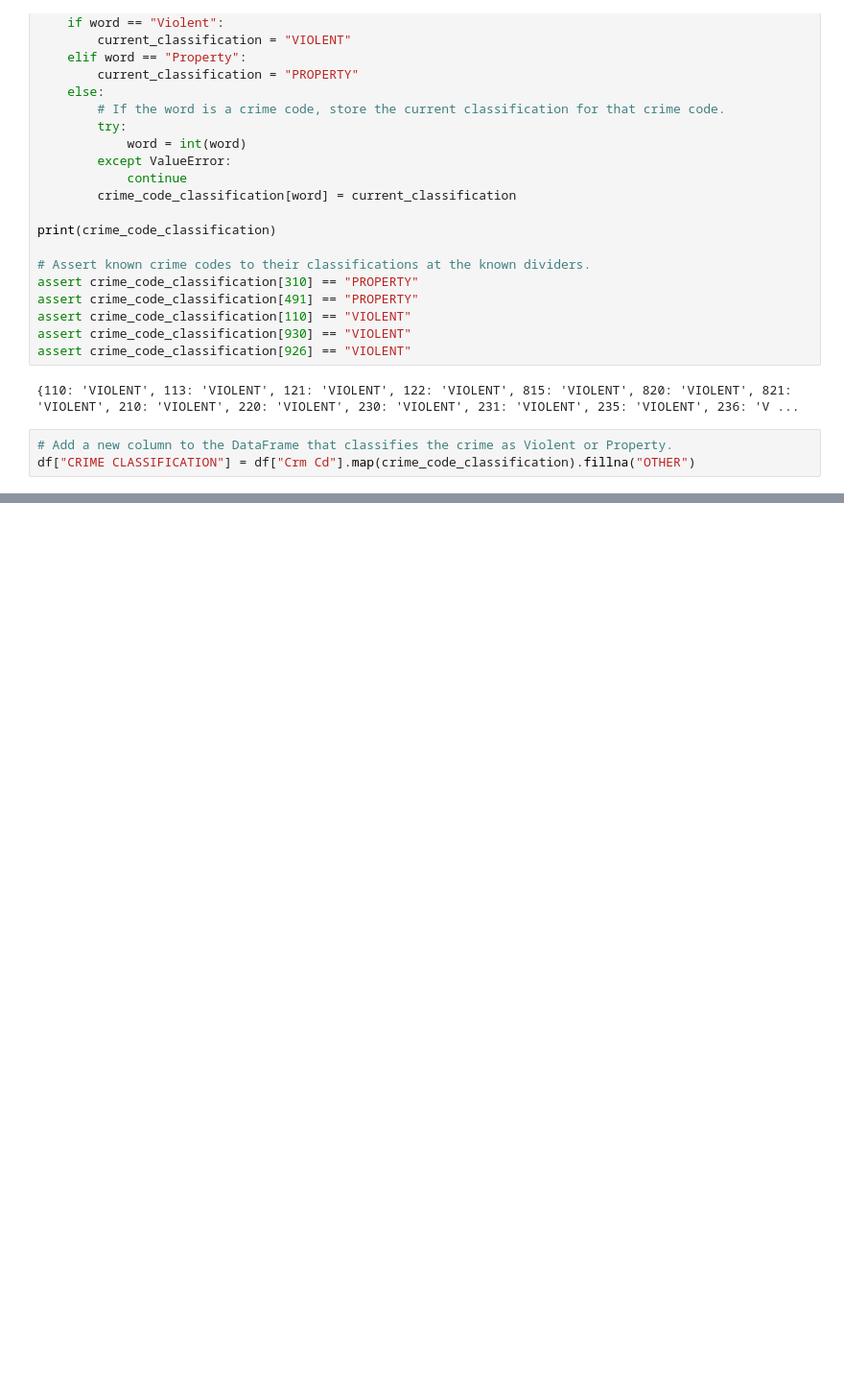
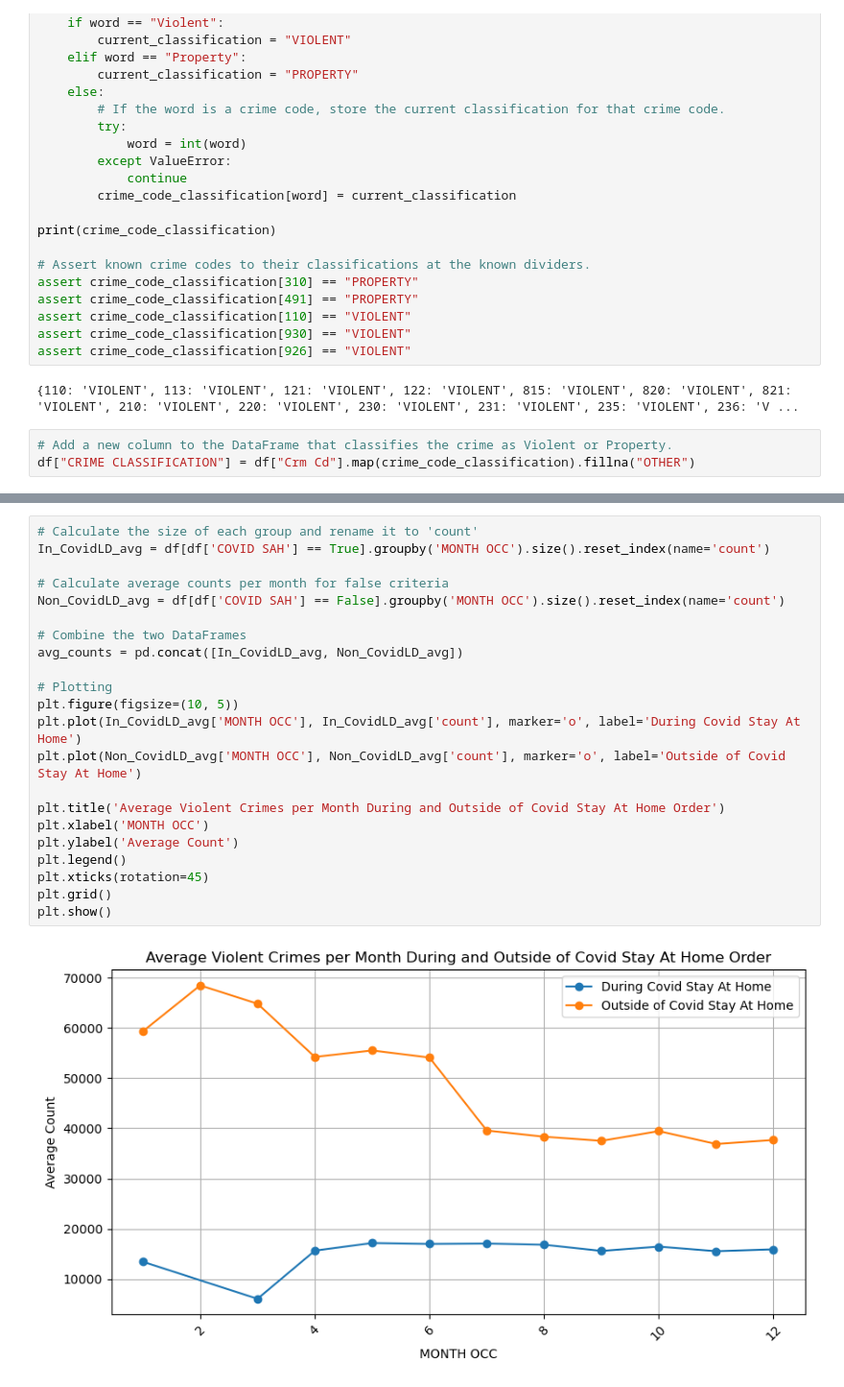
Before and after one commit to Ed-Lovera/AI-PT-Project-1, a Jupyter notebook: la_crimes.ipynb, the cells around one changed output, grey strips where cells are left out. Shown at 96% size. Cells and saved outputs as stored; diff of their text form; blank space fills up the shorter version.

```diff
--- a/la_crimes.ipynb
+++ b/la_crimes.ipynb
@@ -117,0 +134,24 @@ Name: count, dtype: int64
+# %%
+# Calculate the size of each group and rename it to 'count'
+In_CovidLD_avg = df[df['COVID SAH'] == True].groupby('MONTH OCC').size().reset_index(name='count')
+
+# Calculate average counts per month for false criteria
+Non_CovidLD_avg = df[df['COVID SAH'] == False].groupby('MONTH OCC').size().reset_index(name='count')
+
+# Combine the two DataFrames
+avg_counts = pd.concat([In_CovidLD_avg, Non_CovidLD_avg])
+
+# Plotting
+plt.figure(figsize=(10, 5))
+plt.plot(In_CovidLD_avg['MONTH OCC'], In_CovidLD_avg['count'], marker='o', label='During Covid Stay At Home')
+plt.plot(Non_CovidLD_avg['MONTH OCC'], Non_CovidLD_avg['count'], marker='o', label='Outside of Covid Stay At Home')
+
+plt.title('Average Violent Crimes per Month During and Outside of Covid Stay At Home Order')
+plt.xlabel('MONTH OCC')
+plt.ylabel('Average Count')
+plt.legend()
+plt.xticks(rotation=45)
+plt.grid()
+plt.show()
+# %% [output]
+[figure, added]
```
Also changed, not shown: parts of 6 cells of this notebook.
